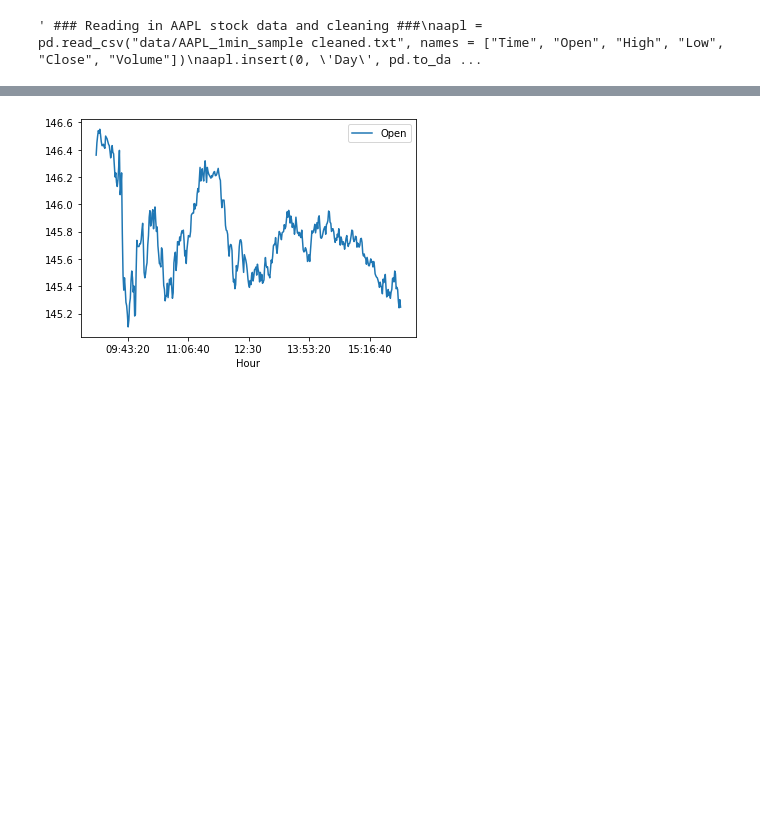
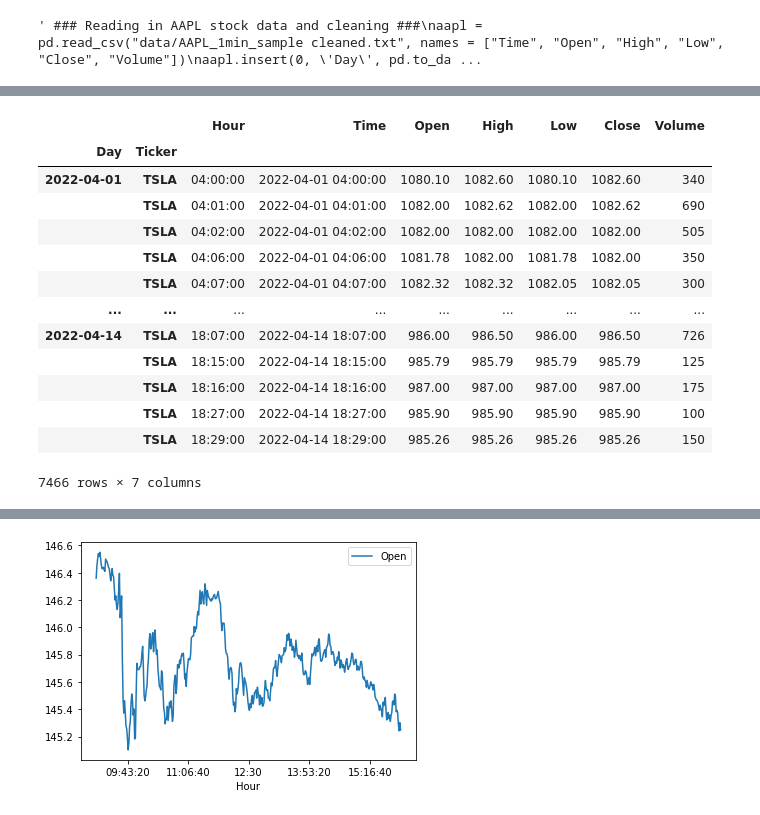
Before and after one commit to PaulDTP/heroku_app, a Jupyter notebook: init.ipynb, the cells around one changed output, grey strips where cells are left out. Saved outputs shown, nothing was run; the diff lists cells and outputs as text; code cells hidden in the pictures; blank space fills up the shorter version.

```diff
--- a/init.ipynb
+++ b/init.ipynb
@@ -37 +38,23 @@ aapl
 4050 rows × 7 columns
+# %%
+tsla = pd.read_csv("data/TSLA_1min_sample.txt", names = ["Time", "Open", "High", "Low", "Close", "Volume"])
+tsla.insert(0, 'Day', pd.to_datetime(tsla['Time']).dt.date)
+tsla.insert(1, 'Hour', pd.to_datetime(tsla['Time']).dt.time)
+tsla['Ticker'] = 'TSLA'
+tsla.set_index(['Day', 'Ticker'], inplace=True)
+tsla
+# %% [output]
+|  |  | Hour | Time | Open | High | Low | Close | Volume |
+| Day | Ticker |  |  |  |  |  |  |  |
+| 2022-04-01 | TSLA | 04:00:00 | 2022-04-01 04:00:00 | 1080.10 | 1082.60 | 1080.10 | 1082.60 | 340 |
+|  | TSLA | 04:01:00 | 2022-04-01 04:01:00 | 1082.00 | 1082.62 | 1082.00 | 1082.62 | 690 |
+|  | TSLA | 04:02:00 | 2022-04-01 04:02:00 | 1082.00 | 1082.00 | 1082.00 | 1082.00 | 505 |
+|  | TSLA | 04:06:00 | 2022-04-01 04:06:00 | 1081.78 | 1082.00 | 1081.78 | 1082.00 | 350 |
+|  | TSLA | 04:07:00 | 2022-04-01 04:07:00 | 1082.32 | 1082.32 | 1082.05 | 1082.05 | 300 |
+| ... | ... | ... | ... | ... | ... | ... | ... | ... |
+| 2022-04-14 | TSLA | 18:07:00 | 2022-04-14 18:07:00 | 986.00 | 986.50 | 986.00 | 986.50 | 726 |
+|  | TSLA | 18:15:00 | 2022-04-14 18:15:00 | 985.79 | 985.79 | 985.79 | 985.79 | 125 |
+|  | TSLA | 18:16:00 | 2022-04-14 18:16:00 | 987.00 | 987.00 | 987.00 | 987.00 | 175 |
+|  | TSLA | 18:27:00 | 2022-04-14 18:27:00 | 985.90 | 985.90 | 985.90 | 985.90 | 100 |
+|  | TSLA | 18:29:00 | 2022-04-14 18:29:00 | 985.26 | 985.26 | 985.26 | 985.26 | 150 |
+7466 rows × 7 columns
```
Also changed, not shown: parts of 8 cells of this notebook, 2 other files.
